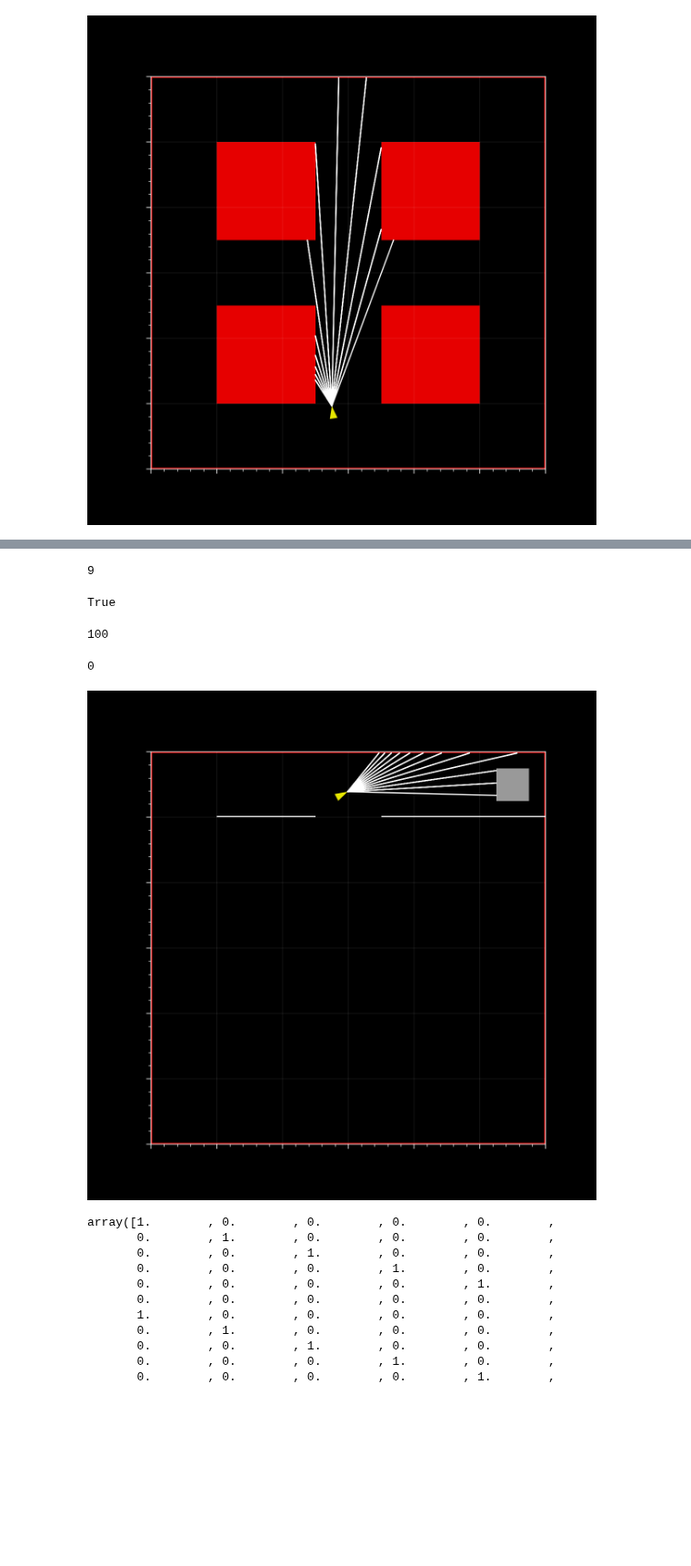
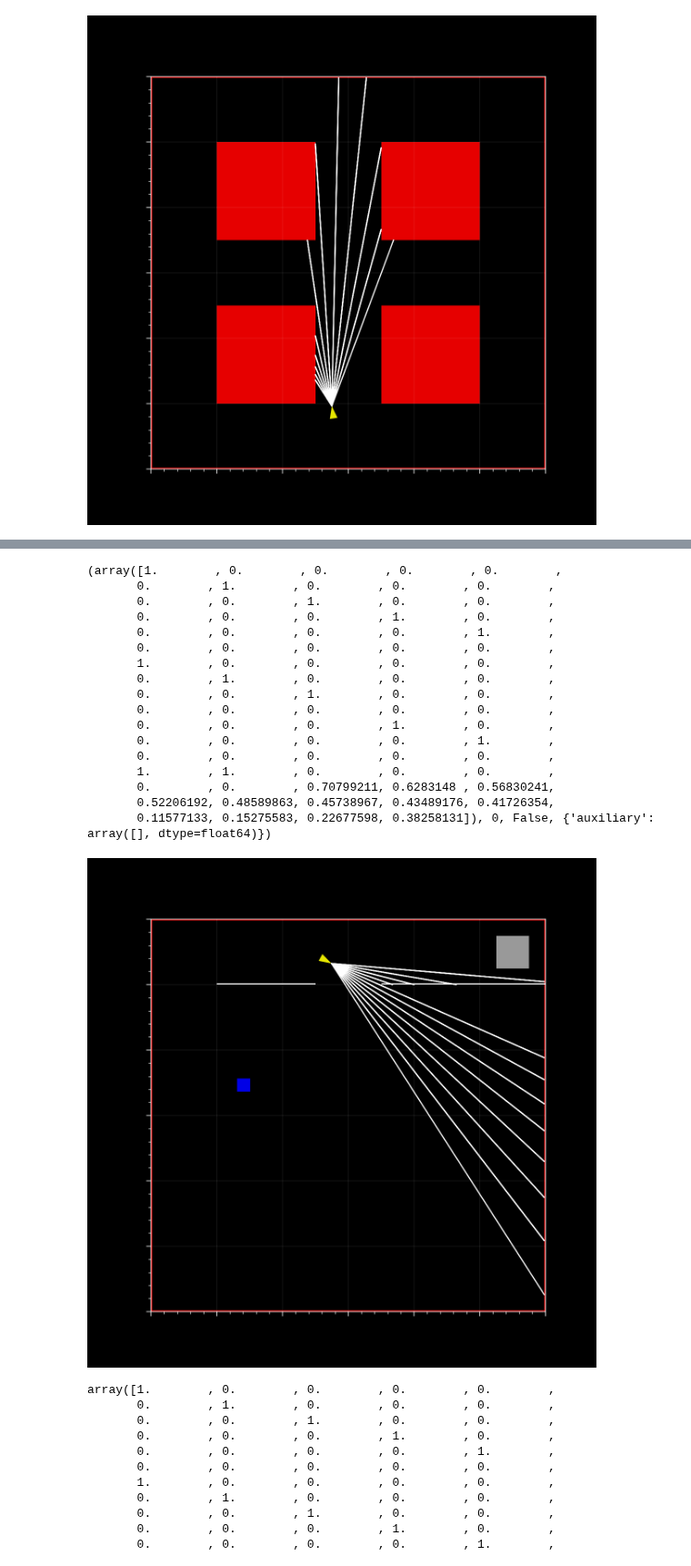
Before and after one commit to liuandrew/ppo_aux, a Jupyter notebook: write_and_test/Untitled2.ipynb, the cells around one changed output, grey strips where cells are left out. Shown at 91% size. Cells and saved outputs as stored; diff of their text form; code cells hidden in the pictures; blank space fills up the shorter version.

```diff
--- a/write_and_test/Untitled2.ipynb
+++ b/write_and_test/Untitled2.ipynb
@@ -3973,3 +4011,3 @@ class ShortcutNavEnv(gym.Env):
 # %%
 # env = gym.make('ShortcutNav-v0', plum_steps=100)
-env = ShortcutNavEnv(plum_steps=100, wall_colors=1, shortcut_probability=1)
+env = ShortcutNavEnv(wall_colors=1, shortcut_probability=1, plum_pos=0)
@@ -3978,4 +4014,2 @@ plum
-# %%
-env.set_universal_step(00)
 # %%
 env.reset()
@@ -4001,21 +4019,22 @@ array([1.        , 0.        , 0.        , 0.        , 0.        ,
-# %%
-len(env.boxes)
-# %% [output]
-9
-# %%
-env.boxes[-1].is_goal
-# %% [output]
-True
-# %%
-env.plum_steps
-# %% [output]
-100
-# %%
-env.universal_step
-# %% [output]
-0
 # %%
-env.step(0)
+print(env.step(1))
 env.render('human')
 # %% [output]
+(array([1.        , 0.        , 0.        , 0.        , 0.        ,
+       0.        , 1.        , 0.        , 0.        , 0.        ,
+       0.        , 0.        , 1.        , 0.        , 0.        ,
+       0.        , 0.        , 0.        , 1.        , 0.        ,
+       0.        , 0.        , 0.        , 0.        , 1.        ,
+       0.        , 0.        , 0.        , 0.        , 0.        ,
+       1.        , 0.        , 0.        , 0.        , 0.        ,
+       0.        , 1.        , 0.        , 0.        , 0.        ,
+       0.        , 0.        , 1.        , 0.        , 0.        ,
+       0.        , 0.        , 0.        , 0.        , 0.        ,
+       0.        , 0.        , 0.        , 1.        , 0.        ,
+       0.        , 0.        , 0.        , 0.        , 1.        ,
+       0.        , 0.        , 0.        , 0.        , 0.        ,
+       1.        , 1.        , 0.        , 0.        , 0.        ,
+       0.        , 0.        , 0.70799211, 0.6283148 , 0.56830241,
+       0.52206192, 0.48589863, 0.45738967, 0.43489176, 0.41726354,
+       0.11577133, 0.15275583, 0.22677598, 0.38258131]), 0, False, {'auxiliary': array([], dtype=float64)})
-[figure, old version]
+[figure, new version]
```
Also changed, not shown: parts of 6 cells of this notebook, 4 other files.
